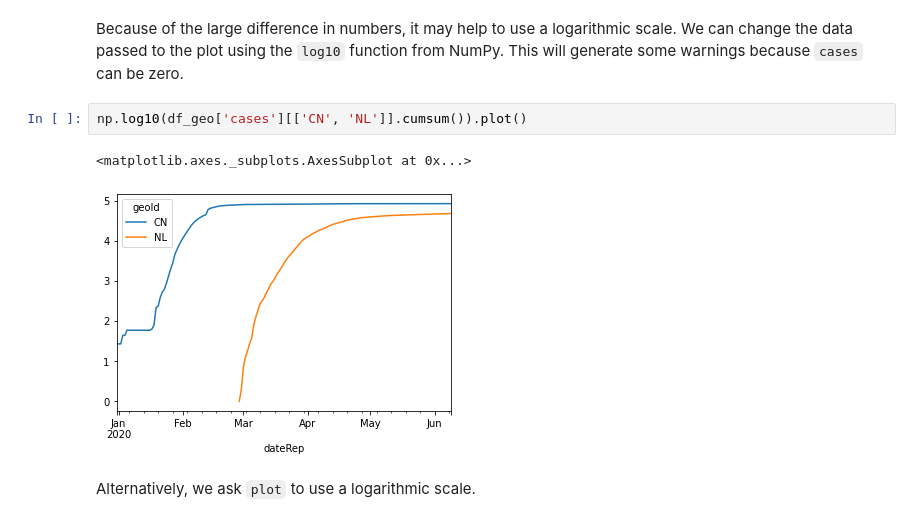
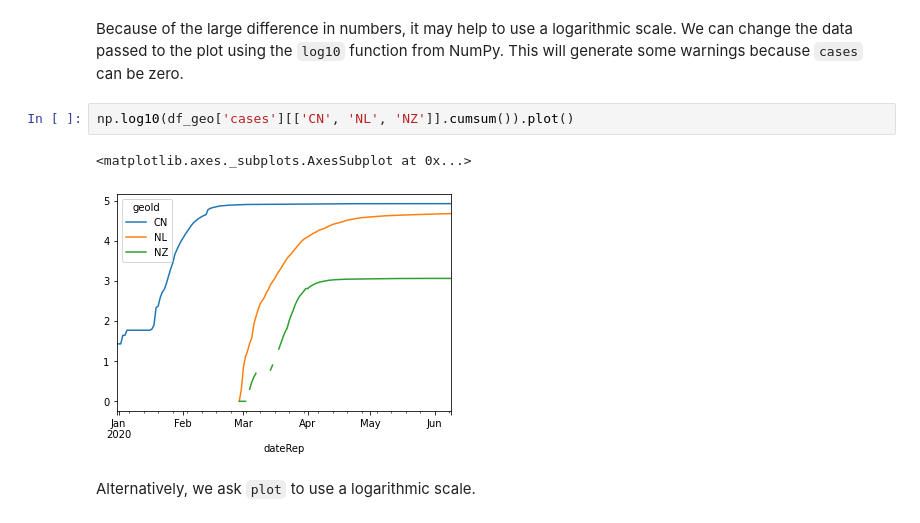
Before and after one commit to R3dje/COVID19, a Jupyter notebook: EUCDC.ipynb, the cells around one changed output. Cells and saved outputs as stored; diff of their text form.

```diff
--- a/EUCDC.ipynb
+++ b/EUCDC.ipynb
@@ -166,10 +161,10 @@ df_geo['cases'][['CN', 'NL', 'NZ']].cumsum().plot()
 # %% [markdown]
 Because of the large difference in numbers, it may help to use a logarithmic scale. We can change the data passed to the plot using the `log10` function from NumPy. This will generate some warnings because `cases` can be zero.
 # %%
-np.log10(df_geo['cases'][['CN', 'NL']].cumsum()).plot()
+np.log10(df_geo['cases'][['CN', 'NL', 'NZ']].cumsum()).plot()
 # %% [output]
 <matplotlib.axes._subplots.AxesSubplot at 0x...>
-[figure, old version]
+[figure, new version]
 # %% [markdown]
 Alternatively, we ask `plot` to use a logarithmic scale.
 # %%
```
Also changed, not shown: parts of 1 cell of this notebook, 4 other files.
